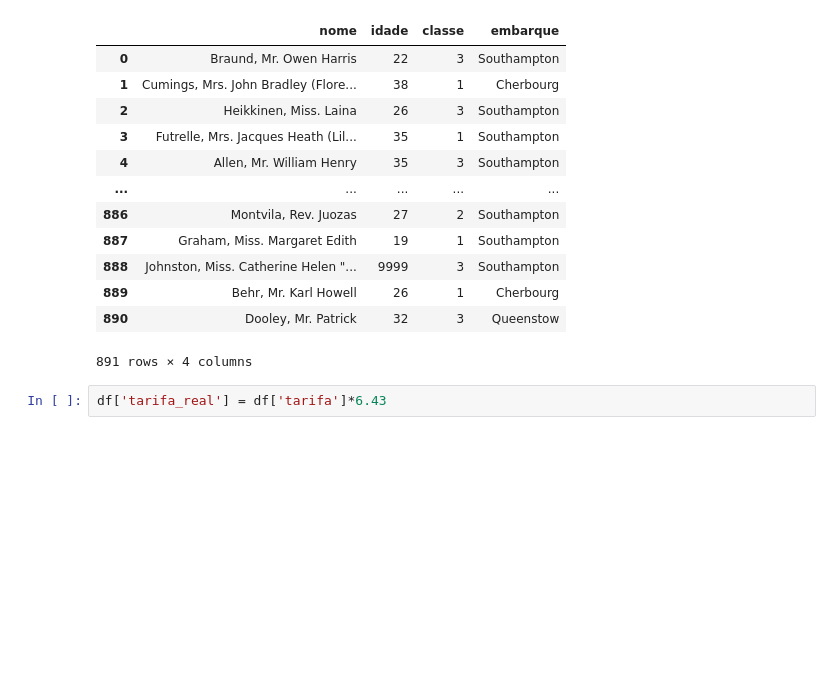
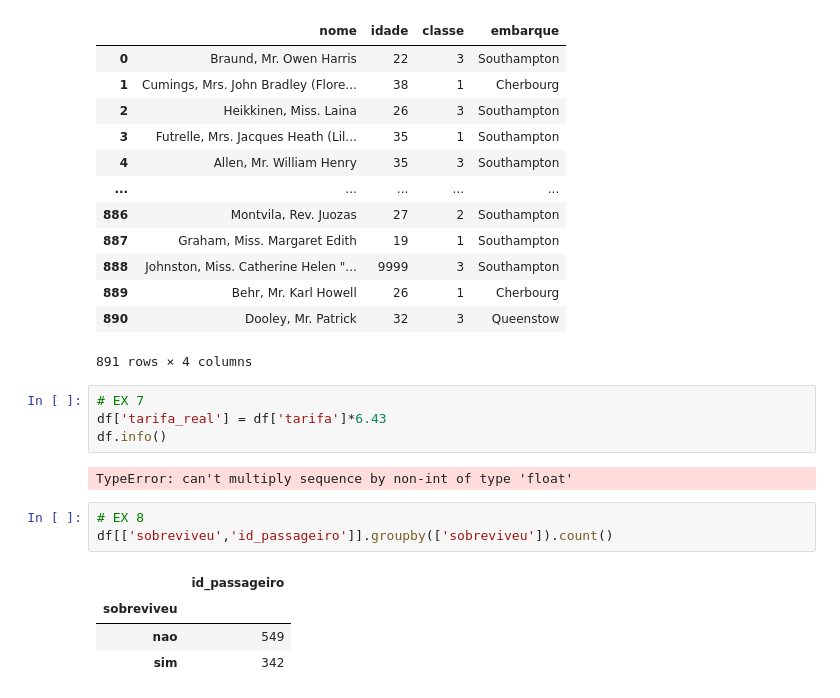
Before and after one commit to anaclaramilani/intro_python_verao_ime_2023, a Jupyter notebook: exercicios/exercicio02.ipynb, the cells around one changed output. Drawn from its saved outputs; the diff is of its cells as text; blank space fills up the shorter version.

```diff
--- a/exercicios/exercicio02.ipynb
+++ b/exercicios/exercicio02.ipynb
@@ -140,4 +151,16 @@ titanic_menor
 | 890 | Dooley, Mr. Patrick | 32 | 3 | Queenstow |
 891 rows × 4 columns
 # %%
+# EX 7
 df['tarifa_real'] = df['tarifa']*6.43
+df.info()
+# %% [output]
+TypeError: can't multiply sequence by non-int of type 'float'
+# %%
+# EX 8
+df[['sobreviveu','id_passageiro']].groupby(['sobreviveu']).count()
+# %% [output]
+|  | id_passageiro |
+| sobreviveu |  |
+| nao | 549 |
+| sim | 342 |
```
Also changed, not shown: parts of 2 cells of this notebook, 1 other file.
